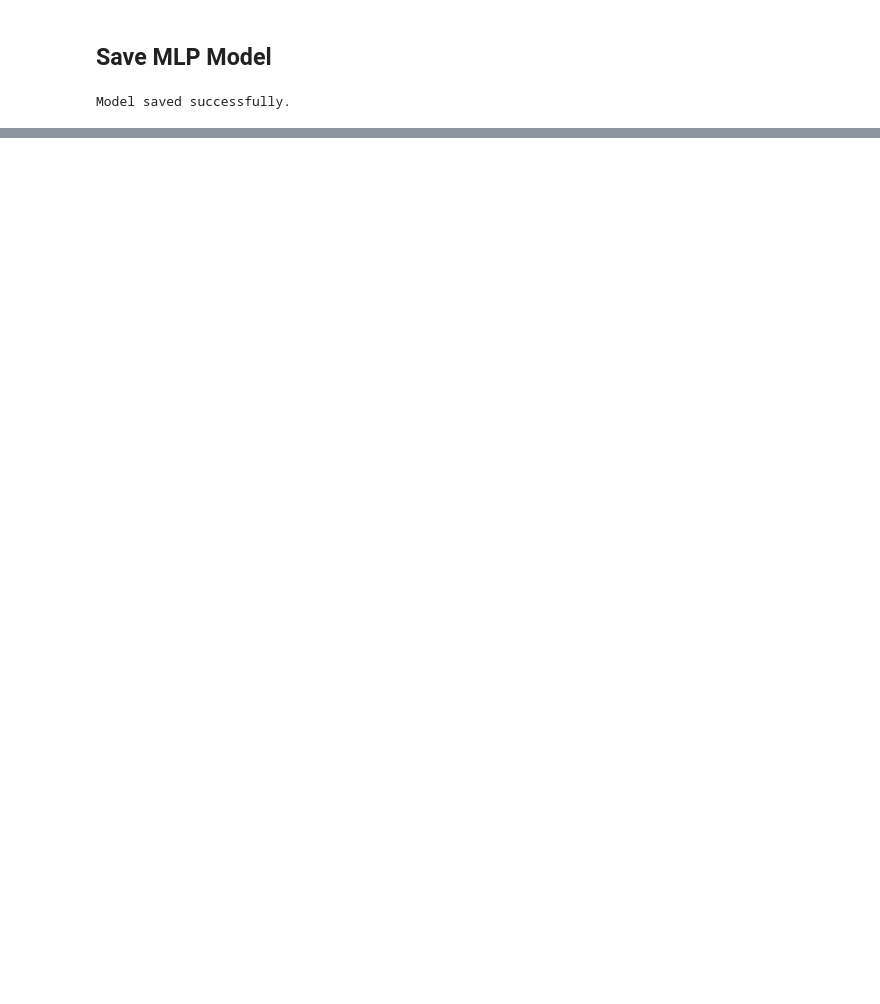
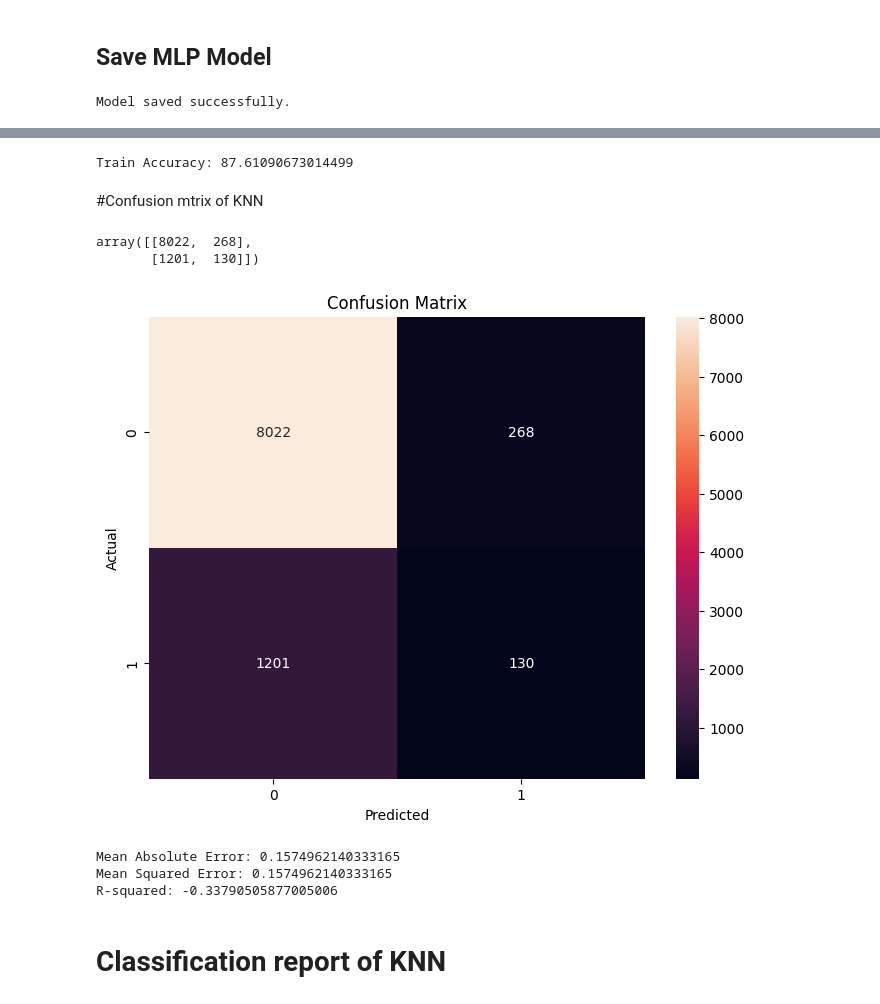
Before and after one commit to LauraLucasZ/Credit_Card_Approval_Prediction_ML, a Jupyter notebook: AiProject.ipynb, the cells around one changed output, grey strips where cells are left out. Saved outputs shown, nothing was run; the diff lists cells and outputs as text; code cells hidden in the pictures; blank space fills up the shorter version.

```diff
--- a/AiProject.ipynb
+++ b/AiProject.ipynb
@@ -1141,0 +1242,6 @@ Model saved successfully.
+# %%
+# First split: Train + Validation and Test
+X_train_val, X_test, y_train_val, y_test = train_test_split(X, y, test_size=0.3, random_state=42)
+
+# Second split: Train and Validation
+X_train, X_val, y_train, y_val = train_test_split(X_train_val, y_train_val, test_size=0.1765, random_state=42)
@@ -1141,0 +1252,3 @@ Model saved successfully.
+# %%
+knn = KNeighborsClassifier(n_neighbors=5)
+knn.fit(X_train, y_train)
@@ -1141,0 +1273,7 @@ Model saved successfully.
+# %%
+score = knn.score(X_train, y_train) *100
+print("Train Accuracy:", score)
+# %% [output]
+Train Accuracy: 87.61090673014499
+# %% [markdown]
+#Confusion mtrix of KNN
@@ -1141,0 +1282,17 @@ Model saved successfully.
+# %%
+y_pred = knn.predict(X_test)
+# %%
+conf_matrix = confusion_matrix(y_test, y_pred)
+conf_matrix
+# %% [output]
+array([[8022,  268],
+       [1201,  130]])
+# %%
+plt.figure(figsize=(8, 6))
+sns.heatmap(conf_matrix, annot=True, fmt='d')
+plt.title('Confusion Matrix')
+plt.ylabel('Actual')
+plt.xlabel('Predicted')
+plt.show()
+# %% [output]
+[figure, added]
@@ -1141,0 +1301,14 @@ Model saved successfully.
+# %%
+mae = mean_absolute_error(y_val, y_val_pred)
+mse = mean_squared_error(y_val, y_val_pred)
+r2 = r2_score(y_val, y_val_pred)
+
+print("Mean Absolute Error:", mae)
+print("Mean Squared Error:", mse)
+print("R-squared:", r2)
+# %% [output]
+Mean Absolute Error: 0.1574962140333165
+Mean Squared Error: 0.1574962140333165
+R-squared: -0.33790505877005006
+# %% [markdown]
+# Classification report of KNN
```
Also changed, not shown: parts of 74 cells of this notebook.
